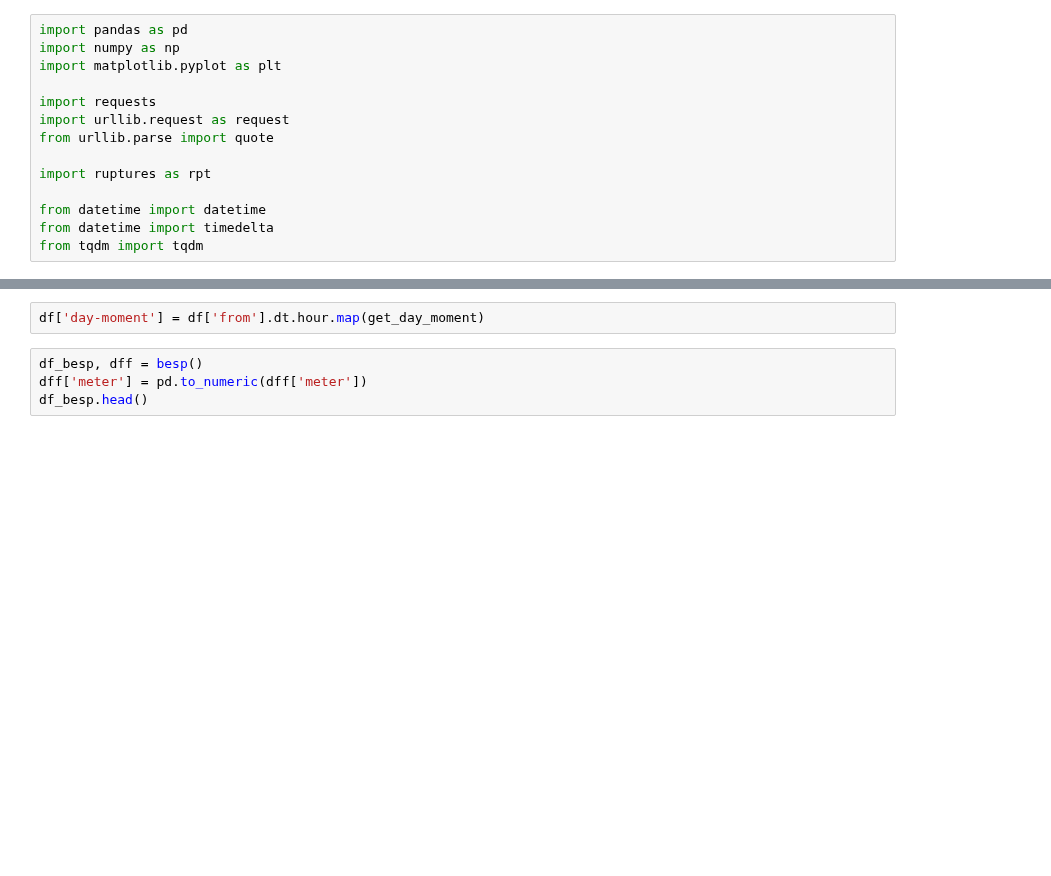
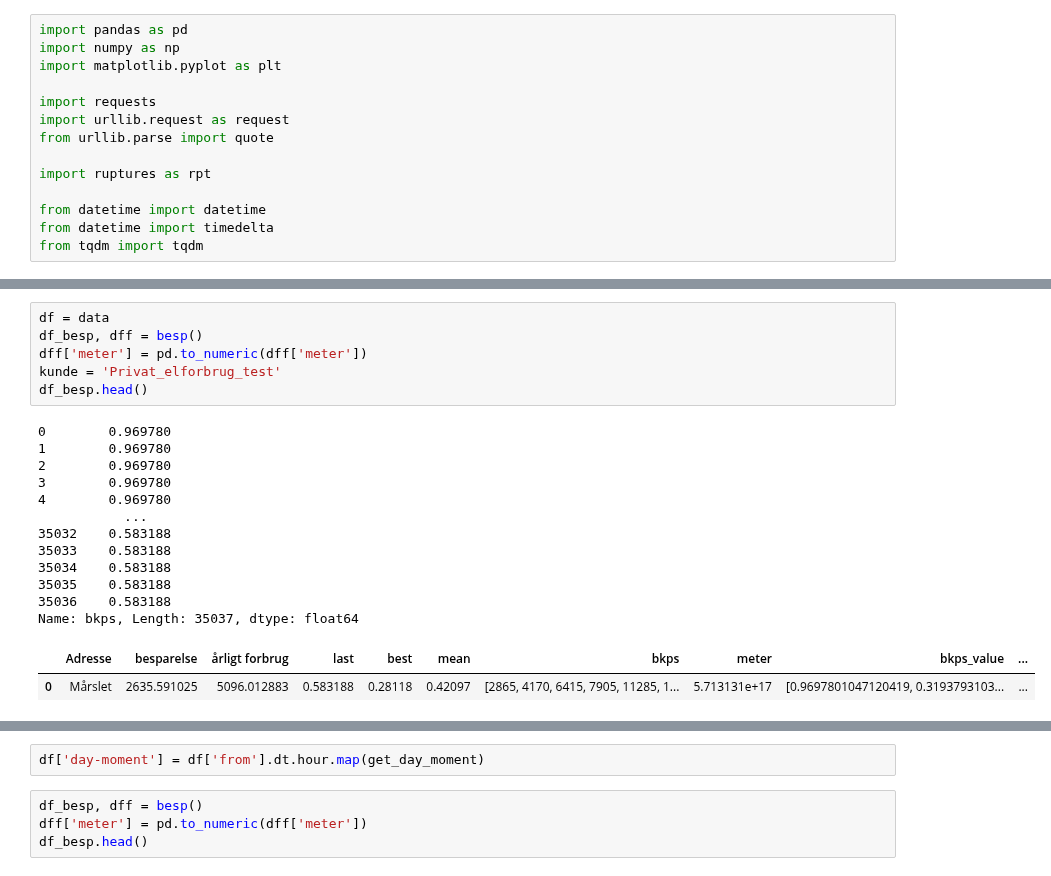
Before and after one commit to Mikkel-schmidt/El, a Jupyter notebook: Code2/Hent_data.ipynb, the cells around one changed output, grey strips where cells are left out. Cells and saved outputs as stored; diff of their text form; blank space fills up the shorter version.

```diff
--- a/Code2/Hent_data.ipynb
+++ b/Code2/Hent_data.ipynb
@@ -163 +207,22 @@ def besp():
+# %%
+df = data
+df_besp, dff = besp()
+dff['meter'] = pd.to_numeric(dff['meter'])
+kunde = 'Privat_elforbrug_test'
+df_besp.head()
+# %% [output]
+0        0.969780
+1        0.969780
+2        0.969780
+3        0.969780
+4        0.969780
+           ...
+35032    0.583188
+35033    0.583188
+35034    0.583188
+35035    0.583188
+35036    0.583188
+Name: bkps, Length: 35037, dtype: float64
+|  | Adresse | besparelse | årligt forbrug | last | best | mean | bkps | meter | bkps_value | ... |
+| 0 | Mårslet | 2635.591025 | 5096.012883 | 0.583188 | 0.28118 | 0.42097 | [2865, 4170, 6415, 7905, 11285, 1... | 5.713131e+17 | [0.9697801047120419, 0.3193793103... | ... |
 # %%
```
Also changed, not shown: parts of 6 cells of this notebook.
